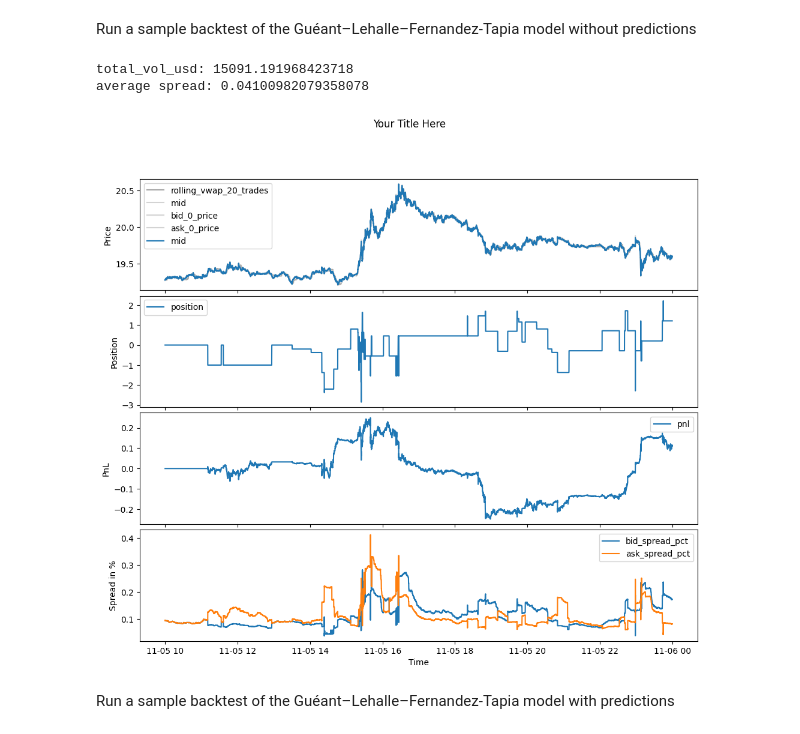
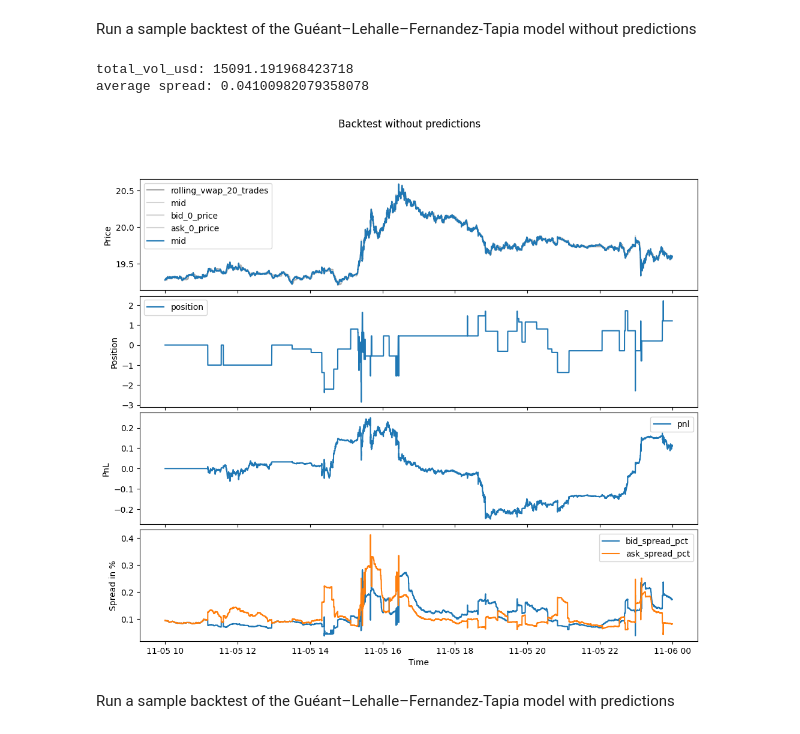
Before and after one commit to usamike25/Analysis-of-Order-Book-Events, a Jupyter notebook: avellaneda_stoikov_backtest.ipynb, the cells around one changed output. Drawn from its saved outputs; the diff is of its cells as text; code cells hidden in the pictures.

```diff
--- a/avellaneda_stoikov_backtest.ipynb
+++ b/avellaneda_stoikov_backtest.ipynb
@@ -1225,35 +1233,35 @@ axes[0].plot(books_plt['received_time'], books_plt["bid_0_price"], label='bid_0_
 axes[0].plot(books_plt['received_time'], books_plt["ask_0_price"], label='ask_0_price', color="lightgray")
 axes[0].plot(result['received_time'], result["mid"], label='mid')
 
 axes[0].set_ylabel('Price')
 
 # Subplot 2
 axes[1].plot(result['received_time'], result['position'], label='position')
 axes[1].set_ylabel('Position')
 
 # Subplot 3
 axes[2].plot(result['received_time'], result['pnl'], label='pnl')
 axes[2].set_ylabel('PnL')
 
 # Subplot 4
 axes[3].plot(result['received_time'], result['bid_spread_pct'], label='bid_spread_pct')
 axes[3].plot(result['received_time'], result['ask_spread_pct'], label='ask_spread_pct')
 axes[3].set_ylabel('Spread in %')
 
 # Set the x-axis label
 axes[-1].set_xlabel('Time')
 
 # Add a title
-fig.suptitle('Your Title Here')
+fig.suptitle('Backtest without predictions')
 for ax in axes:
     ax.legend()
 
 # Show the plot
 plt.show()
 # %% [output]
 total_vol_usd: 15091.191968423718
 average spread: 0.04100982079358078
-[figure, old version]
+[figure, new version]
 # %% [markdown]
 Run a sample backtest of the Guéant–Lehalle–Fernandez-Tapia model with predictions
 # %%
```
Also changed, not shown: parts of 2 cells of this notebook.
